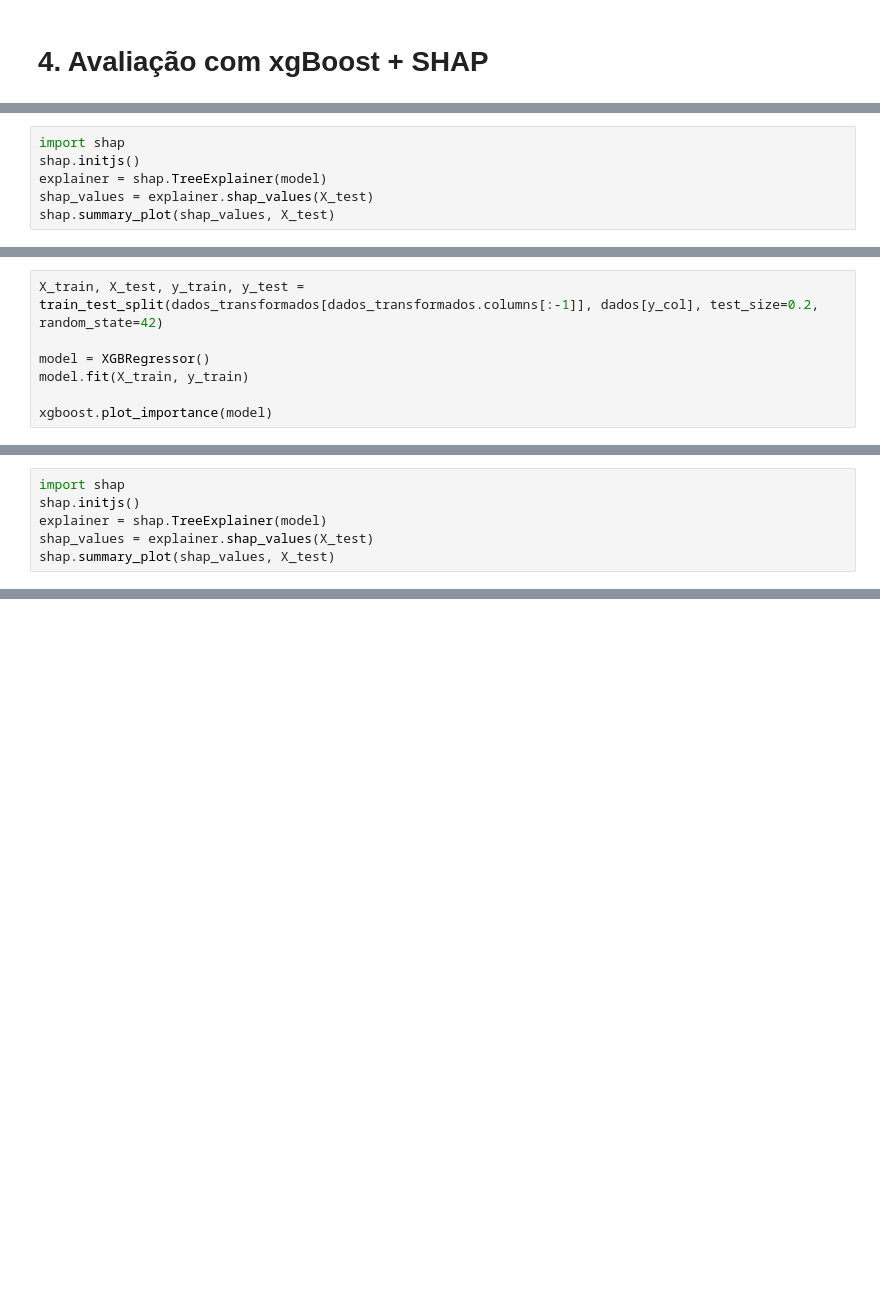
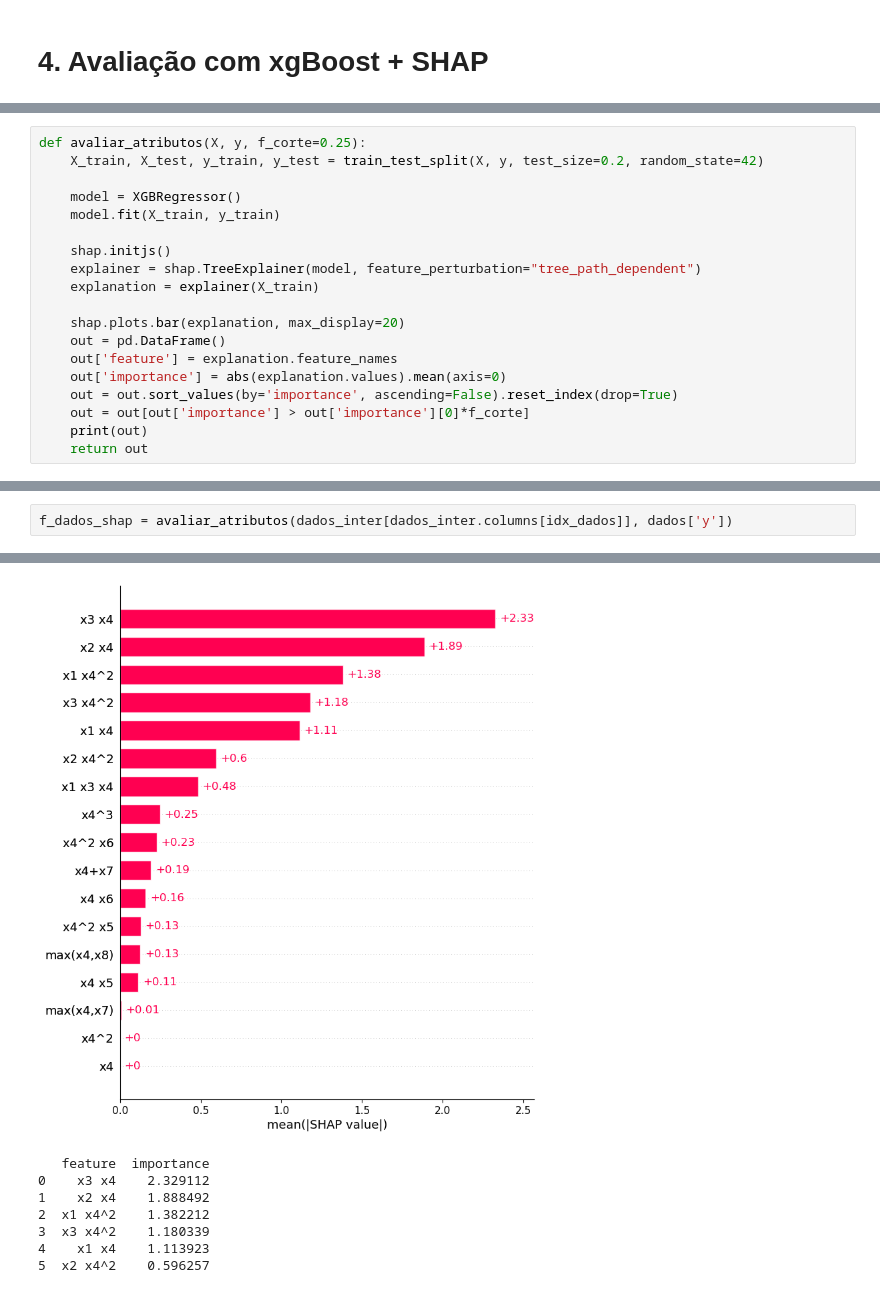
Before and after one commit to c-mmonteiro/t1-algo-feature, a Jupyter notebook: Trabaho1_MI.ipynb, the cells around one changed output, grey strips where cells are left out. Drawn from its saved outputs; the diff is of its cells as text; blank space fills up the shorter version.

```diff
--- a/Trabaho1_MI.ipynb
+++ b/Trabaho1_MI.ipynb
@@ -707,6 +672,0 @@ xgboost.plot_importance(model)
-# %%
-import shap
-shap.initjs()
-explainer = shap.TreeExplainer(model)
-shap_values = explainer.shap_values(X_test)
-shap.summary_plot(shap_values, X_test)
@@ -737,7 +672,0 @@ SHAP      |  0.0319083109  |  0.0431212522
-# %%
-X_train, X_test, y_train, y_test = train_test_split(dados_transformados[dados_transformados.columns[:-1]], dados[y_col], test_size=0.2, random_state=42)
-
-model = XGBRegressor()
-model.fit(X_train, y_train)
-
-xgboost.plot_importance(model)
@@ -749,6 +672,0 @@ xgboost.plot_importance(model)
-# %%
-import shap
-shap.initjs()
-explainer = shap.TreeExplainer(model)
-shap_values = explainer.shap_values(X_test)
-shap.summary_plot(shap_values, X_test)
@@ -774,0 +687,19 @@ SHAP      |  0.0000000010  |  0.0000000011
+# %%
+def avaliar_atributos(X, y, f_corte=0.25):
+    X_train, X_test, y_train, y_test = train_test_split(X, y, test_size=0.2, random_state=42)
+
+    model = XGBRegressor()
+    model.fit(X_train, y_train)
+
+    shap.initjs()
+    explainer = shap.TreeExplainer(model, feature_perturbation="tree_path_dependent")
+    explanation = explainer(X_train)
+
+    shap.plots.bar(explanation, max_display=20)
+    out = pd.DataFrame()
+    out['feature'] = explanation.feature_names
+    out['importance'] = abs(explanation.values).mean(axis=0)
+    out = out.sort_values(by='importance', ascending=False).reset_index(drop=True)
+    out = out[out['importance'] > out['importance'][0]*f_corte]
+    print(out)
+    return out
@@ -774,0 +708,3 @@ SHAP      |  0.0000000010  |  0.0000000011
+# %%
+f_dados_shap = avaliar_atributos(dados_inter[dados_inter.columns[idx_dados]], dados['y'])
+# %% [output]
@@ -774,0 +712,8 @@ SHAP      |  0.0000000010  |  0.0000000011
+[figure, added]
+   feature  importance
+0    x3 x4    2.329112
+1    x2 x4    1.888492
+2  x1 x4^2    1.382212
+3  x3 x4^2    1.180339
+4    x1 x4    1.113923
+5  x2 x4^2    0.596257
```
Also changed, not shown: parts of 70 cells of this notebook.
